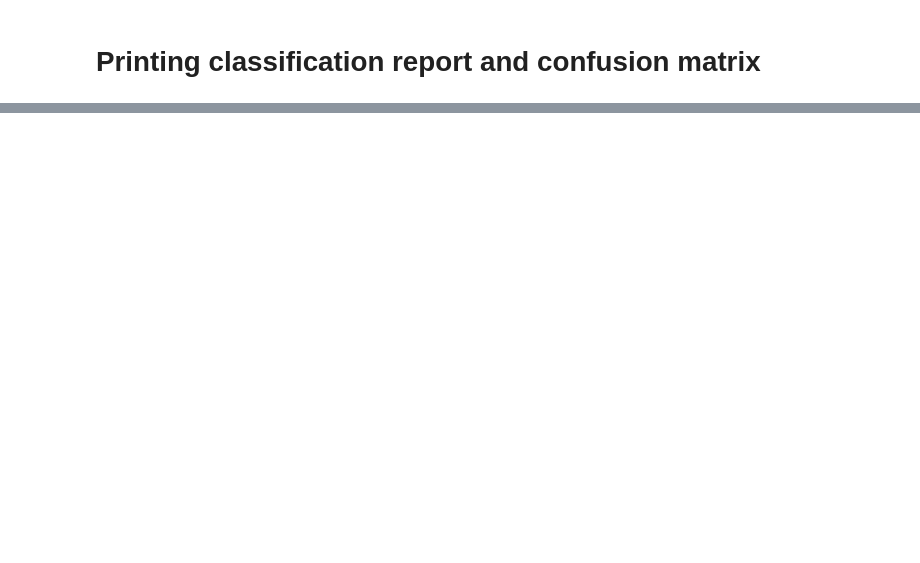
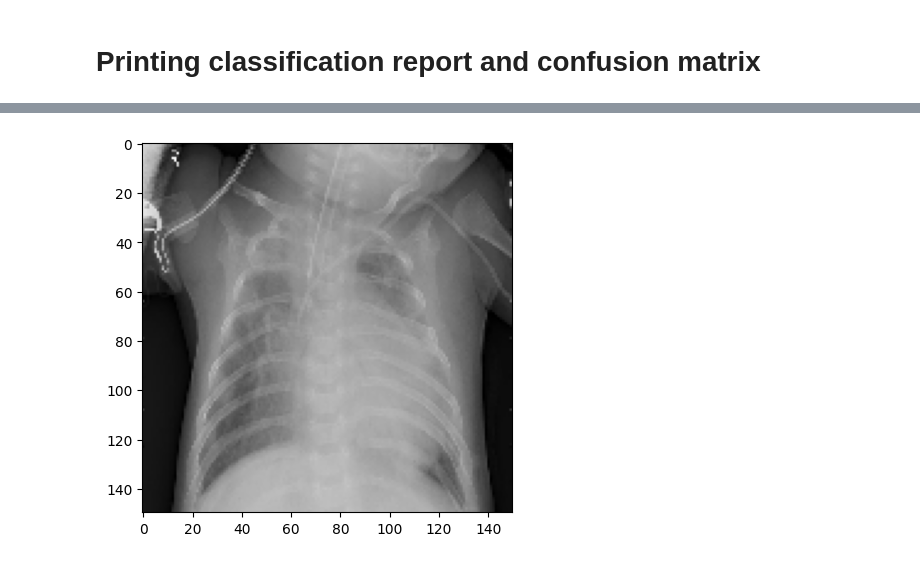
Before and after one commit to MAHMUDSWE/Machine-Learning-Lab, a Jupyter notebook: Lab Final/Problem_set_01.ipynb, the cells around one changed output, grey strips where cells are left out. Cells and saved outputs as stored; diff of their text form; code cells hidden in the pictures; blank space fills up the shorter version.

```diff
--- a/Lab Final/Problem_set_01.ipynb
+++ b/Lab Final/Problem_set_01.ipynb
@@ -166,0 +204,6 @@ plt.show()
+# %%
+resize = tf.image.resize(img2, (150,150))
+plt.imshow(resize.numpy().astype(int))
+plt.show()
+# %% [output]
+[figure, added]
```
Also changed, not shown: parts of 14 cells of this notebook.
